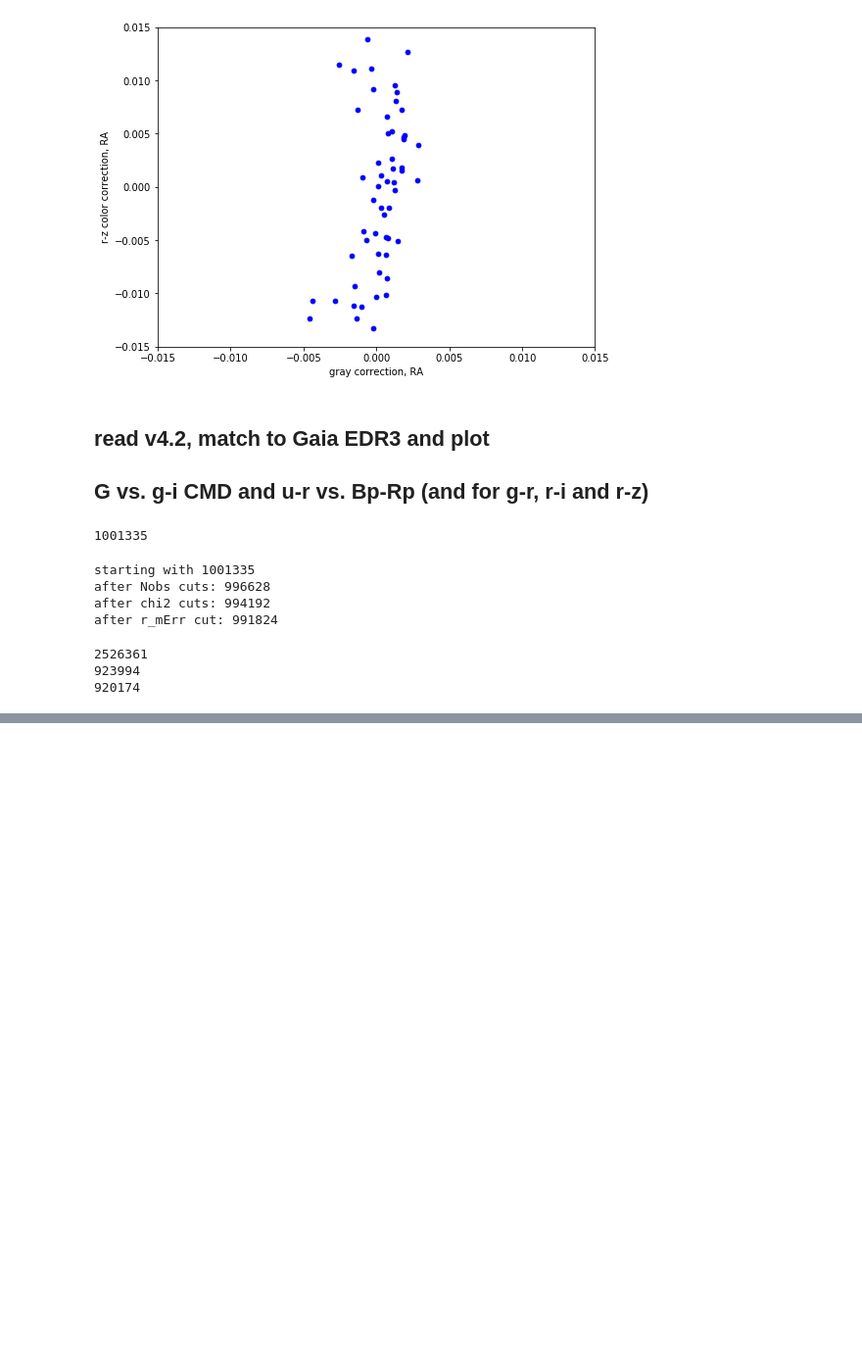
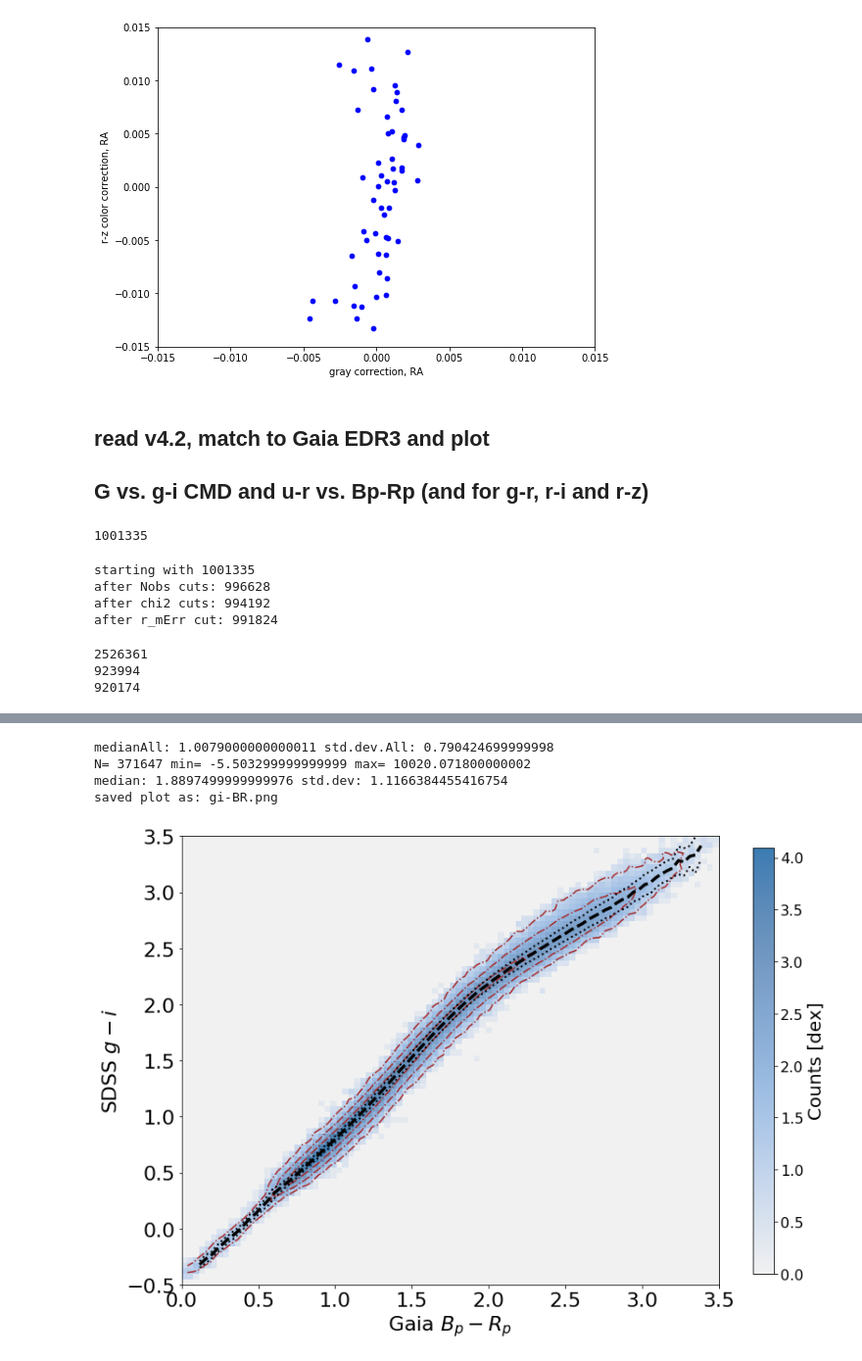
Before and after one commit to Karuntg/SDSS_SSC, a Jupyter notebook: Analysis_2020/refereeResponse.ipynb, the cells around one changed output, grey strips where cells are left out. Shown at 98% size. Cells and saved outputs as stored; diff of their text form; code cells hidden in the pictures; blank space fills up the shorter version.

```diff
--- a/Analysis_2020/refereeResponse.ipynb
+++ b/Analysis_2020/refereeResponse.ipynb
@@ -448,0 +474,14 @@ saved plot as: rz-BR.png
+# %%
+# r-z
+kw["Ystr"] = 'gi'
+kw["Ylabel"] = 'SDSS $g-i$'
+kw["plotName"] = 'gi-BR.png'
+kw["Ymin"] = -0.5
+kw["Ymax"] = 3.5
+ktt.plotdelMag2logDC_KT(df, kw)
+# %% [output]
+medianAll: 1.0079000000000011 std.dev.All: 0.790424699999998
+N= 371647 min= -5.503299999999999 max= 10020.071800000002
+median: 1.8897499999999976 std.dev: 1.1166384455416754
+saved plot as: gi-BR.png
+[figure, added]
```
Also changed, not shown: parts of 10 cells of this notebook.
